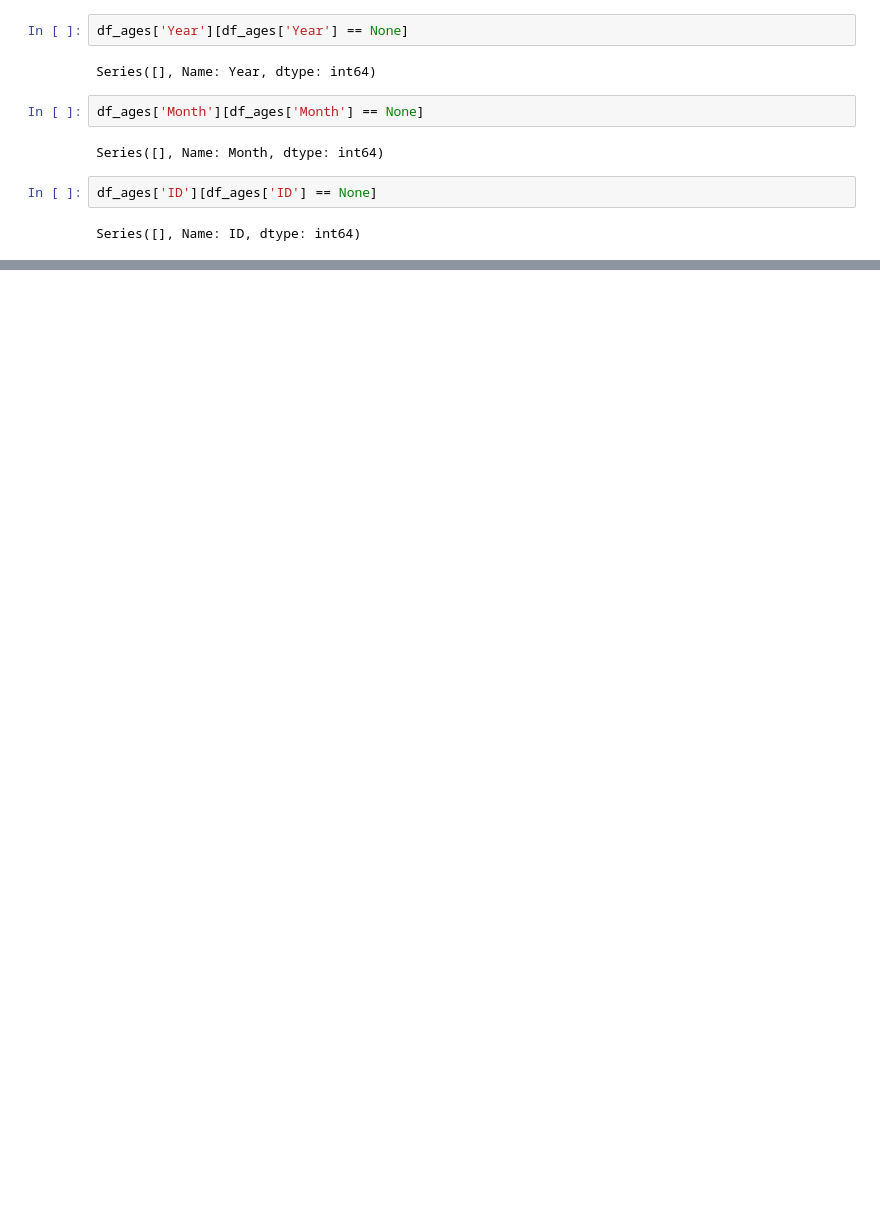
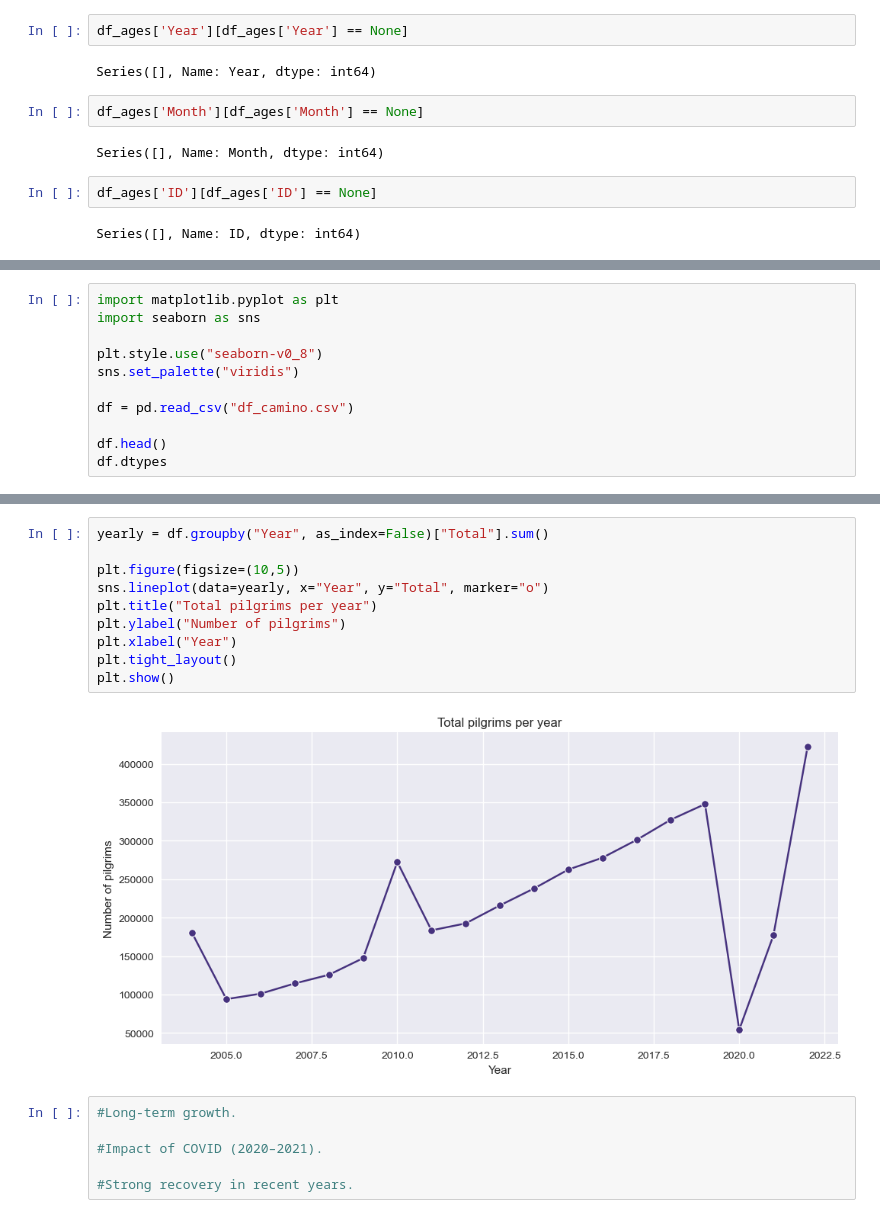
Before and after one commit to ArrimachNasser/Camino_Project, a Jupyter notebook: notebooks/camino_main.ipynb, the cells around one changed output, grey strips where cells are left out. Cells and saved outputs as stored; diff of their text form; blank space fills up the shorter version.

```diff
--- a/notebooks/camino_main.ipynb
+++ b/notebooks/camino_main.ipynb
@@ -662,0 +694,11 @@ Series([], Name: ID, dtype: int64)
+# %%
+import matplotlib.pyplot as plt
+import seaborn as sns
+
+plt.style.use("seaborn-v0_8")
+sns.set_palette("viridis")
+
+df = pd.read_csv("df_camino.csv")
+
+df.head()
+df.dtypes
@@ -662,0 +723,18 @@ Series([], Name: ID, dtype: int64)
+# %%
+yearly = df.groupby("Year", as_index=False)["Total"].sum()
+
+plt.figure(figsize=(10,5))
+sns.lineplot(data=yearly, x="Year", y="Total", marker="o")
+plt.title("Total pilgrims per year")
+plt.ylabel("Number of pilgrims")
+plt.xlabel("Year")
+plt.tight_layout()
+plt.show()
+# %% [output]
+[figure, added]
+# %%
+#Long‑term growth.
+
+#Impact of COVID (2020–2021).
+
+#Strong recovery in recent years.
```
Also changed, not shown: parts of 23 cells of this notebook, 13 other files.
